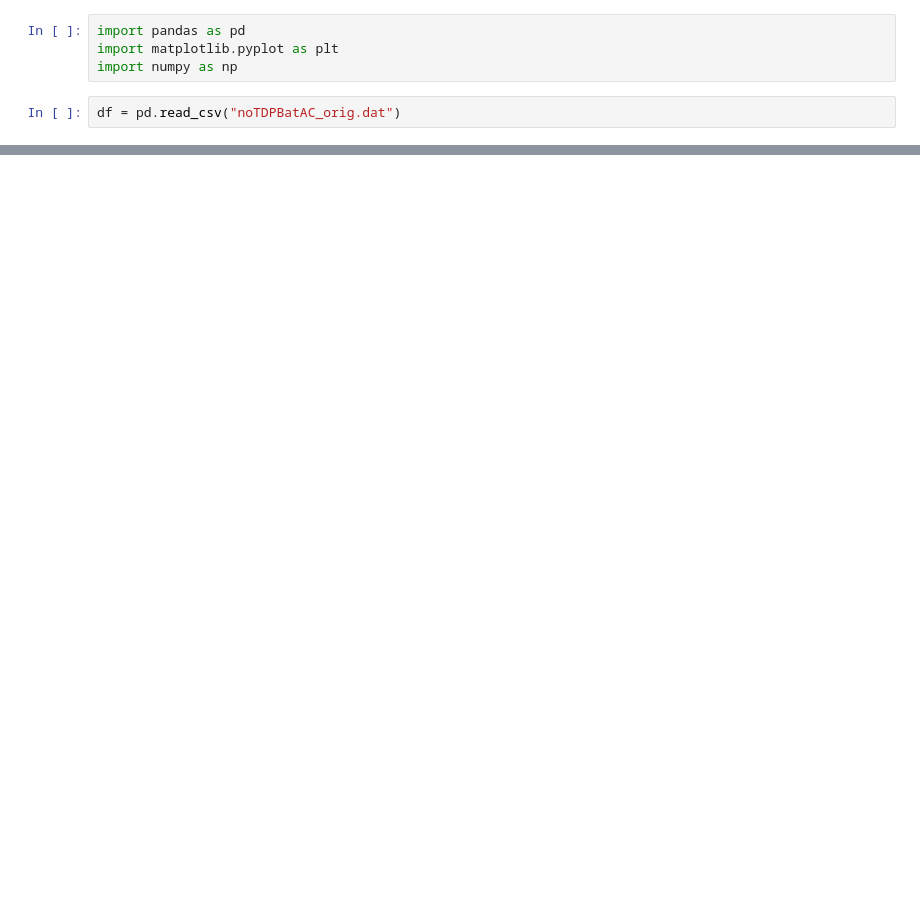
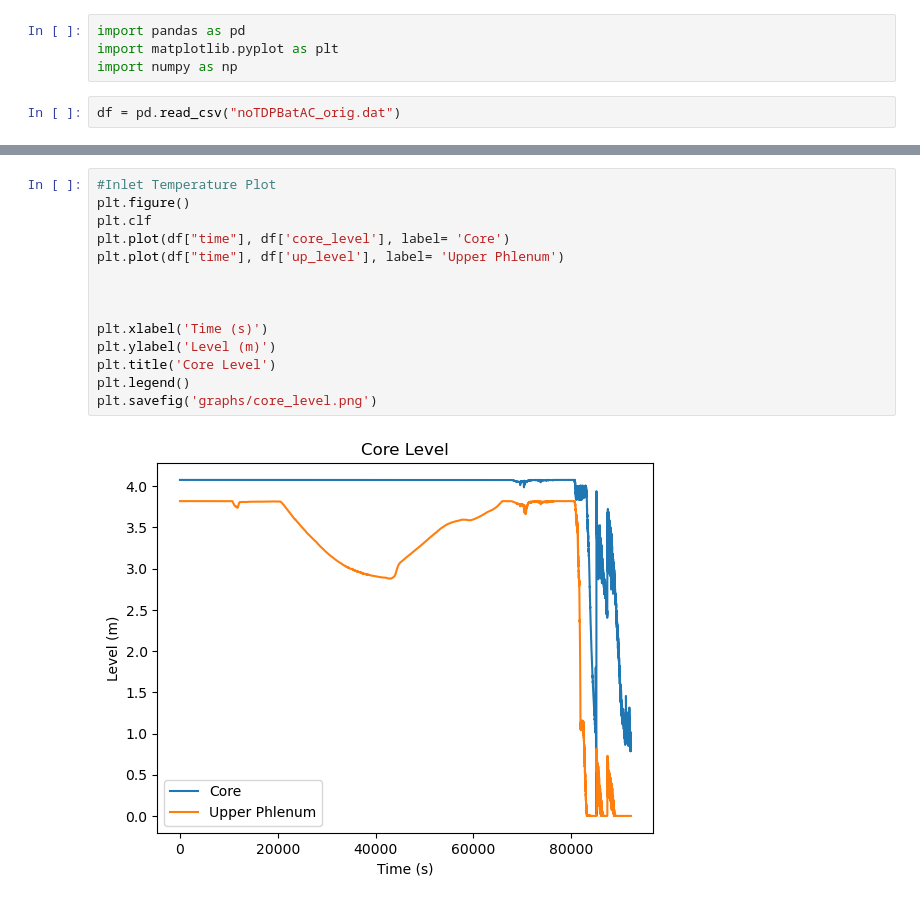
Before and after one commit to tylerkwald/SBO, a Jupyter notebook: OurSytem/plotJup.ipynb, the cells around one changed output, grey strips where cells are left out. Drawn from its saved outputs; the diff is of its cells as text; blank space fills up the shorter version.

```diff
--- a/OurSytem/plotJup.ipynb
+++ b/OurSytem/plotJup.ipynb
@@ -429,0 +37,16 @@ fig.legend()
+# %%
+#Inlet Temperature Plot
+plt.figure()
+plt.clf
+plt.plot(df["time"], df['core_level'], label= 'Core')
+plt.plot(df["time"], df['up_level'], label= 'Upper Phlenum')
+
+
+
+plt.xlabel('Time (s)')
+plt.ylabel('Level (m)')
+plt.title('Core Level')
+plt.legend()
+plt.savefig('graphs/core_level.png')
+# %% [output]
+[figure, added]
```
Also changed, not shown: parts of 39 cells of this notebook, 18 other files.
